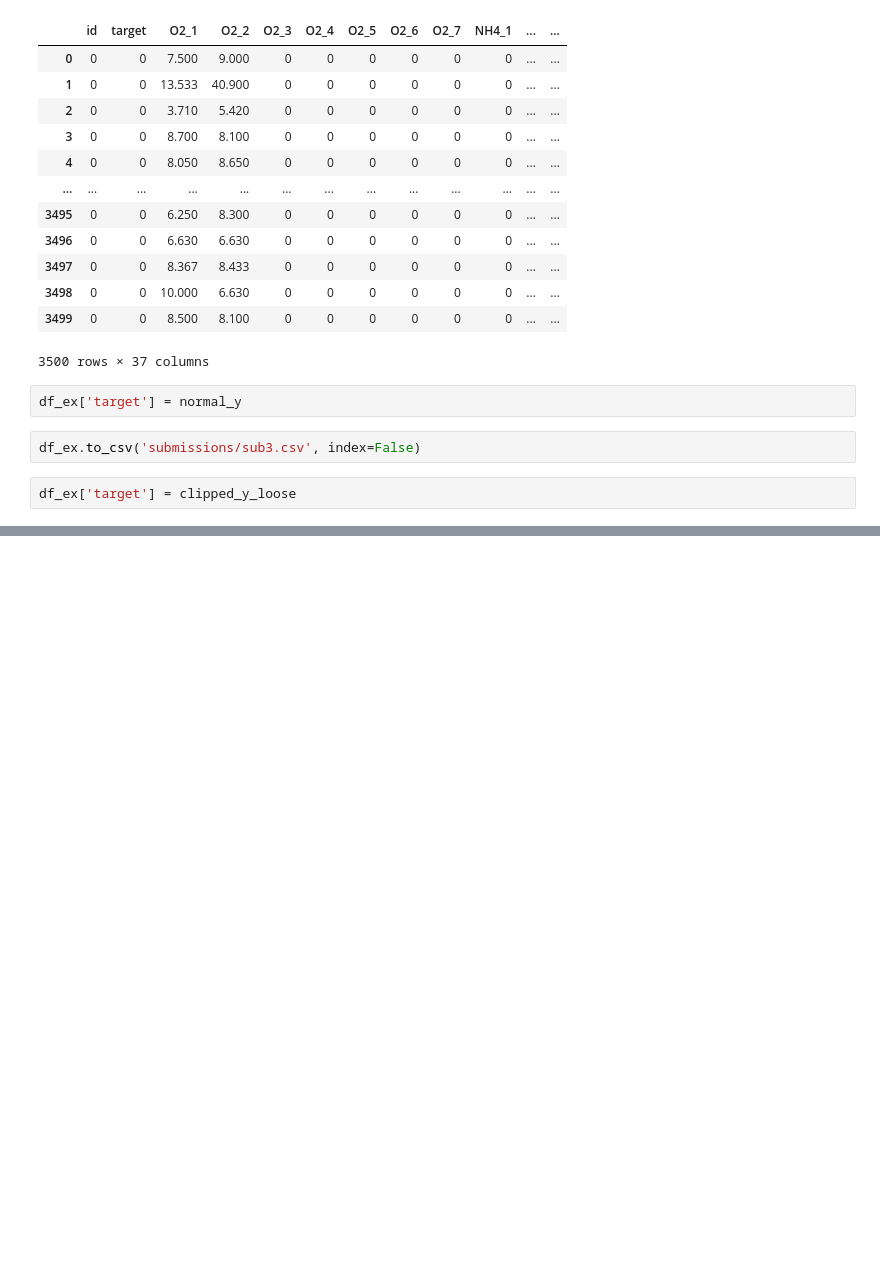
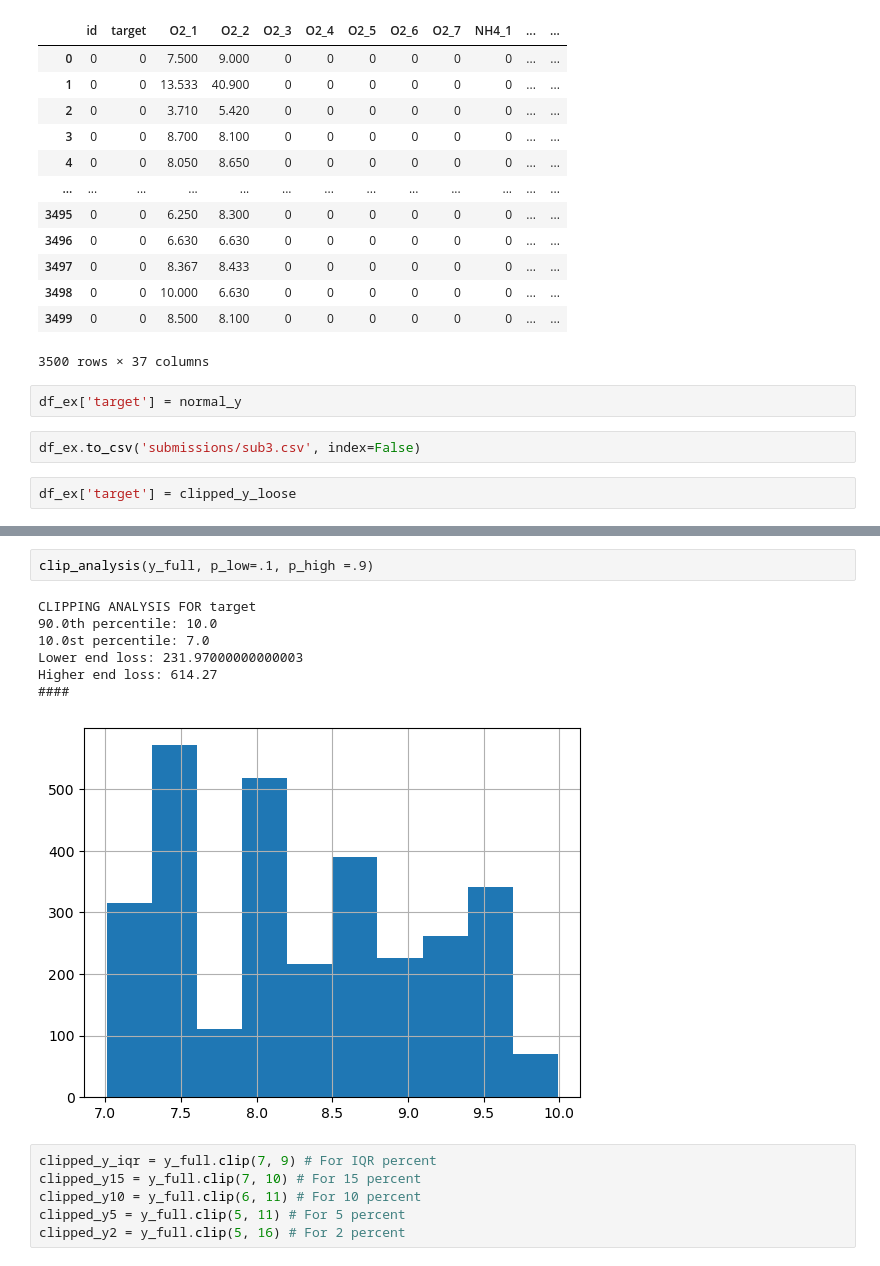
Before and after one commit to ameram/dissolved_o2_augmentation, a Jupyter notebook: playground_3-21.ipynb, the cells around one changed output, grey strips where cells are left out. Cells and saved outputs as stored; diff of their text form; blank space fills up the shorter version.

```diff
--- a/playground_3-21.ipynb
+++ b/playground_3-21.ipynb
@@ -841,0 +895,16 @@ df_ex.to_csv('sub4-clip.csv', index=False)
+# %%
+clip_analysis(y_full, p_low=.1, p_high =.9)
+# %% [output]
+CLIPPING ANALYSIS FOR target
+90.0th percentile: 10.0
+10.0st percentile: 7.0
+Lower end loss: 231.97000000000003
+Higher end loss: 614.27
+####
+[figure, added]
+# %%
+clipped_y_iqr = y_full.clip(7, 9) # For IQR percent
+clipped_y15 = y_full.clip(7, 10) # For 15 percent
+clipped_y10 = y_full.clip(6, 11) # For 10 percent
+clipped_y5 = y_full.clip(5, 11) # For 5 percent
+clipped_y2 = y_full.clip(5, 16) # For 2 percent
```
Also changed, not shown: parts of 59 cells of this notebook.
